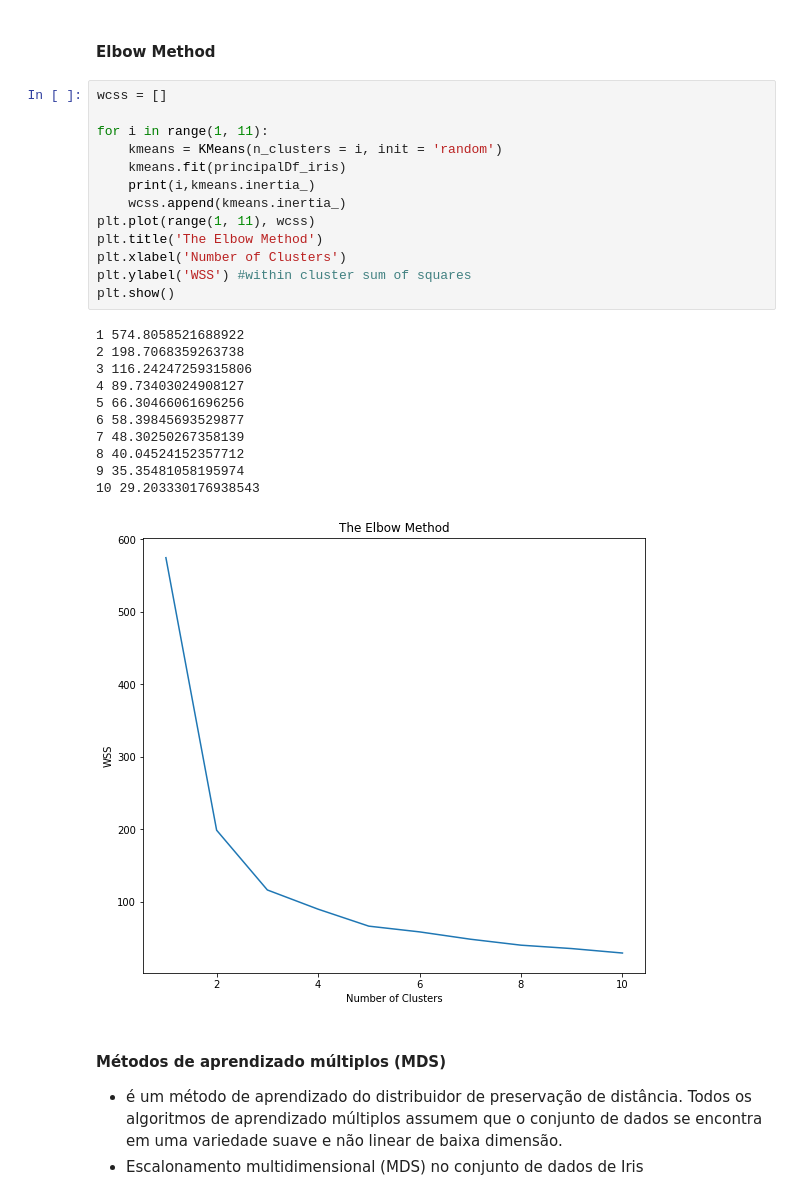
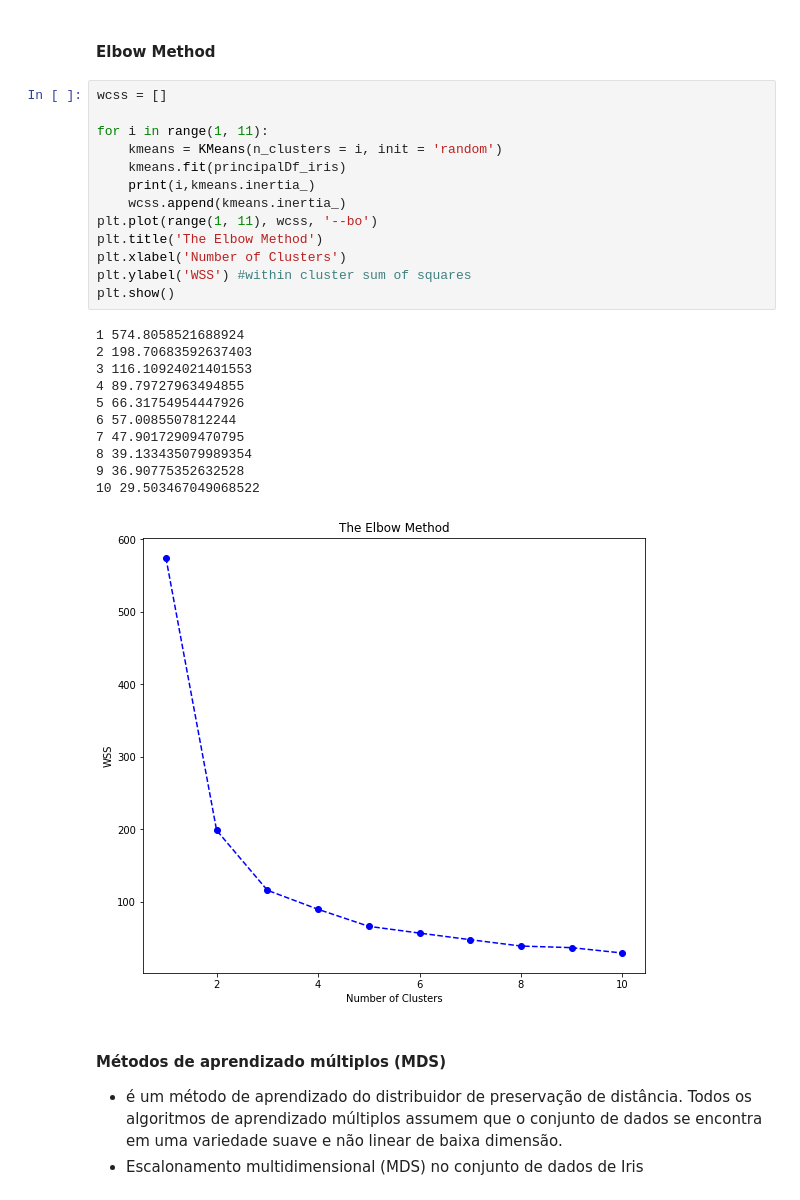
Before and after one commit to HenzoVz/Machine-Learning-With-Python, a Jupyter notebook: Aprendizagem não supervisionada/UnsupervisedLearning.ipynb, the cells around one changed output. Drawn from its saved outputs; the diff is of its cells as text.

```diff
--- a/Aprendizagem não supervisionada/UnsupervisedLearning.ipynb
+++ b/Aprendizagem não supervisionada/UnsupervisedLearning.ipynb
@@ -153,28 +153,28 @@ plt.show()
 # %%
 wcss = []
 
 for i in range(1, 11):
     kmeans = KMeans(n_clusters = i, init = 'random')
     kmeans.fit(principalDf_iris)
     print(i,kmeans.inertia_)
     wcss.append(kmeans.inertia_)
-plt.plot(range(1, 11), wcss)
+plt.plot(range(1, 11), wcss, '--bo')
 plt.title('The Elbow Method')
 plt.xlabel('Number of Clusters')
 plt.ylabel('WSS') #within cluster sum of squares
 plt.show()
 # %% [output]
-1 574.8058521688922
-2 198.7068359263738
-3 116.24247259315806
-4 89.73403024908127
-5 66.30466061696256
-6 58.39845693529877
-7 48.30250267358139
-8 40.04524152357712
-9 35.35481058195974
-10 29.203330176938543
+1 574.8058521688924
+2 198.70683592637403
+3 116.10924021401553
+4 89.79727963494855
+5 66.31754954447926
+6 57.0085507812244
+7 47.90172909470795
+8 39.133435079989354
+9 36.90775352632528
+10 29.503467049068522
-[figure, old version]
+[figure, new version]
 # %% [markdown]
 #### Métodos de aprendizado múltiplos (MDS)
 * é um método de aprendizado do distribuidor de preservação de distância. Todos os algoritmos de aprendizado múltiplos assumem   que o conjunto de dados se encontra em uma variedade suave e não linear de baixa dimensão.
```
Also changed, not shown: parts of 15 cells of this notebook, 35 other files.
